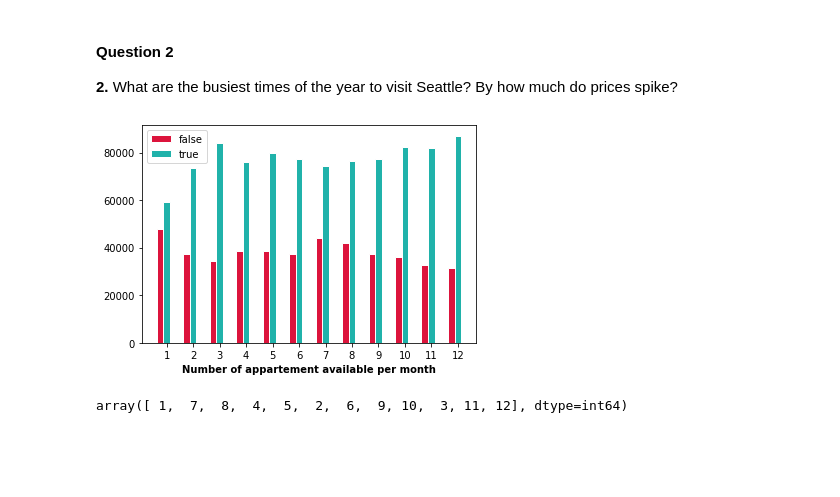
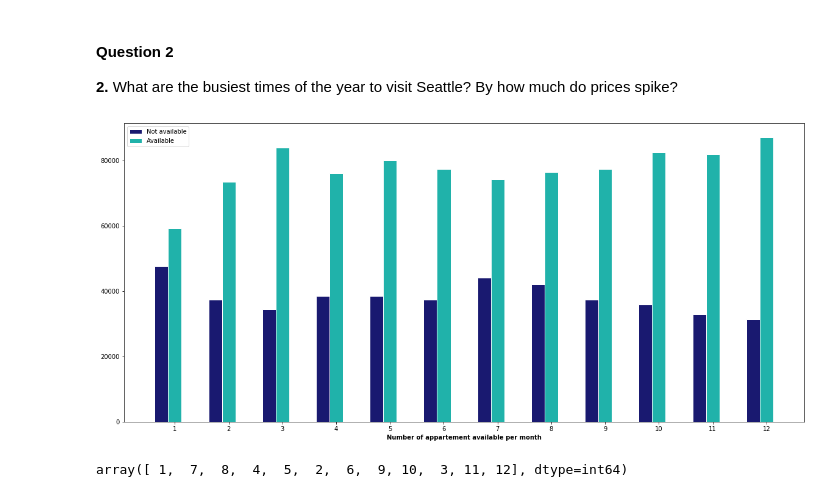
Before and after one commit to Soukab/Seattle-Airbnb-data-analysis, a Jupyter notebook: Seattle Airbnb.ipynb, the cells around one changed output. Drawn from its saved outputs; the diff is of its cells as text; code cells hidden in the pictures; blank space fills up the shorter version.

```diff
--- a/Seattle Airbnb.ipynb
+++ b/Seattle Airbnb.ipynb
@@ -77,33 +113,34 @@ price_by_month=cal_copy[['month','price']].groupby('month').mean().reset_index()
 # %%
 #Visualize the availaility per month
 
 barWidth = 0.25
-
+plt.figure(figsize=(20,9))
 # set height of bar
 bars1 = []
 bars2 = []
 for month in range(1,13):
     bars1.append(list(availability[availability['month']==month][0])[0])
     bars2.append(list(availability[availability['month']==month][0])[1])
 
 # Set position of bar on X axis
 r1 = np.arange(len(bars1))
 r2 = [x + barWidth for x in r1]
 
 # Make the plot
-plt.bar(r1, bars1, color='#dc143c', width=barWidth, edgecolor='white', label='false')
-plt.bar(r2, bars2, color='#20B2AA', width=barWidth, edgecolor='white', label='true')
+plt.bar(r1, bars1, color='#191970', width=barWidth, edgecolor='white', label='Not available')
+plt.bar(r2, bars2, color='#20B2AA', width=barWidth, edgecolor='white', label='Available')
 
 
 # Add xticks on the middle of the group bars
 plt.xlabel('Number of appartement available per month', fontweight='bold')
 plt.xticks([r + barWidth for r in range(len(bars1))], ['1', '2', '3', '4', '5','6','7','8','9','10','11','12'])
 
 # Create legend & Show graphic
 plt.legend()
+plt.savefig('4.png')
 plt.show()
 # %% [output]
-[figure, old version]
+[figure, new version]
 # %%
 sort_index = np.argsort(np.array(bars1))+1
 sort_index[::-1]
```
Also changed, not shown: parts of 14 cells of this notebook.
